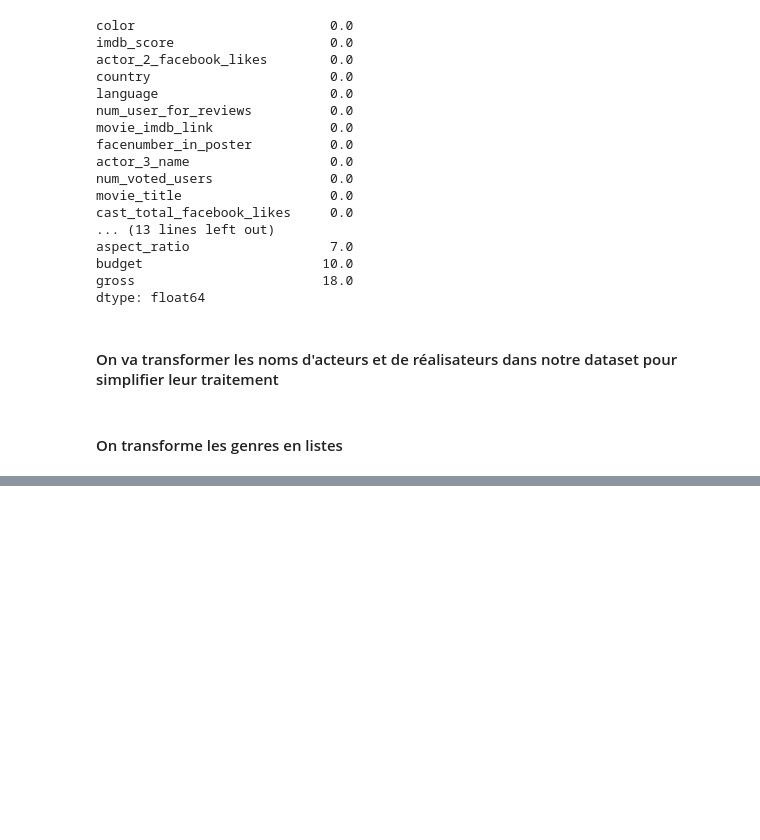
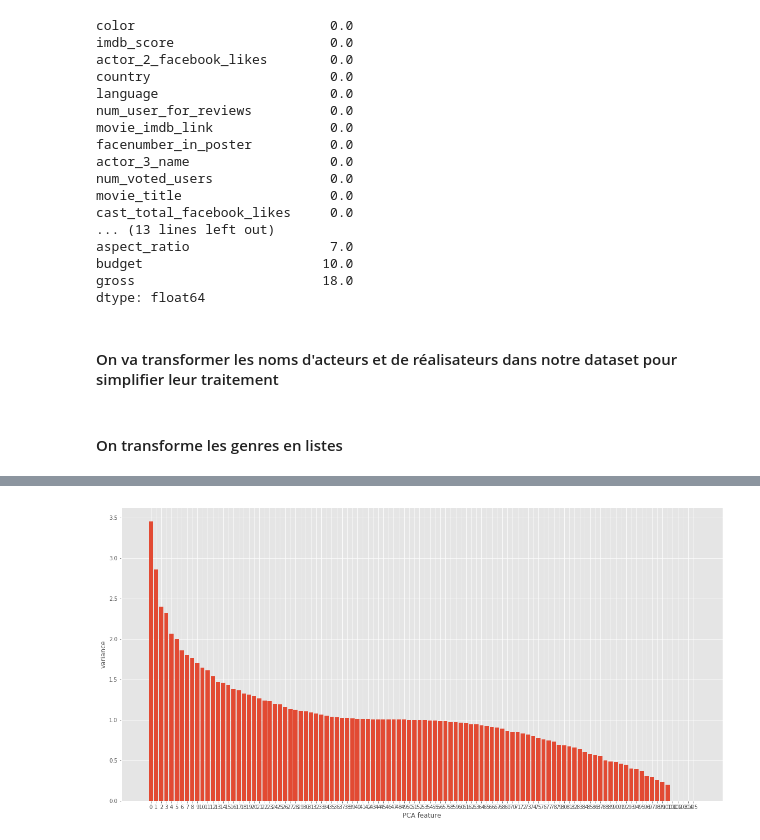
Before and after one commit to reda-bel/Movie-Engine, a Jupyter notebook: MovieEngine.ipynb, the cells around one changed output, grey strips where cells are left out. Cells and saved outputs as stored; diff of their text form; code cells hidden in the pictures; blank space fills up the shorter version.

```diff
--- a/MovieEngine.ipynb
+++ b/MovieEngine.ipynb
@@ -118,0 +174,3 @@ df.to_csv('movie_db.csv',sep='\t',index=False,encoding='utf-8')
+# %%
+df4 = df.reset_index()
+df4[['cat1','cat2','cat3','cat4','cat5','cat6','cat7','cat8']]=dfcat
@@ -118,0 +191,10 @@ df.to_csv('movie_db.csv',sep='\t',index=False,encoding='utf-8')
+# %%
+df4=df4.drop(['index', 'color','director_name', 'num_critic_for_reviews',
+       'duration', 'director_facebook_likes', 'actor_3_facebook_likes',
+       'actor_2_name', 'actor_1_facebook_likes', 'genres',
+       'actor_1_name', 'movie_title', 'num_voted_users',
+       'cast_total_facebook_likes', 'actor_3_name', 'facenumber_in_poster',
+       'plot_keywords', 'movie_imdb_link', 'num_user_for_reviews', 'language','actor_2_facebook_likes','aspect_ratio',
+       'movie_facebook_likes','cat4', 'cat5', 'cat6',
+       'cat7', 'cat8'],axis=1)
+df4.head()
@@ -118,0 +231,26 @@ df.to_csv('movie_db.csv',sep='\t',index=False,encoding='utf-8')
+# %%
+df4=pd.get_dummies(df4)
+# %%
+# Create scaler: scaler
+scaler = StandardScaler()
+
+# Create a PCA instance: pca
+pca = PCA()
+
+# Create pipeline: pipeline
+pipeline = make_pipeline(scaler,pca)
+
+
+# Fit the pipeline to the dataset
+pipeline.fit(df4)
+
+# Plot the explained variances
+features = range(pca.n_components_)
+fig=plt.figure(figsize=(20,10))
+plt.bar(features, pca.explained_variance_)
+plt.xlabel('PCA feature')
+plt.ylabel('variance')
+plt.xticks(features)
+plt.show()
+# %% [output]
+[figure, added]
```
Also changed, not shown: parts of 19 cells of this notebook.
